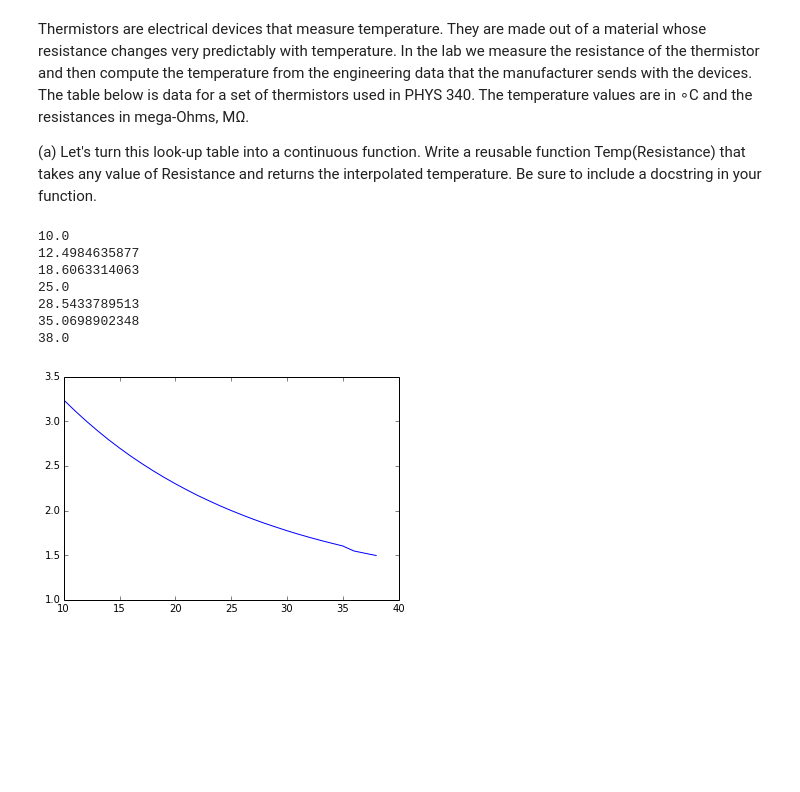
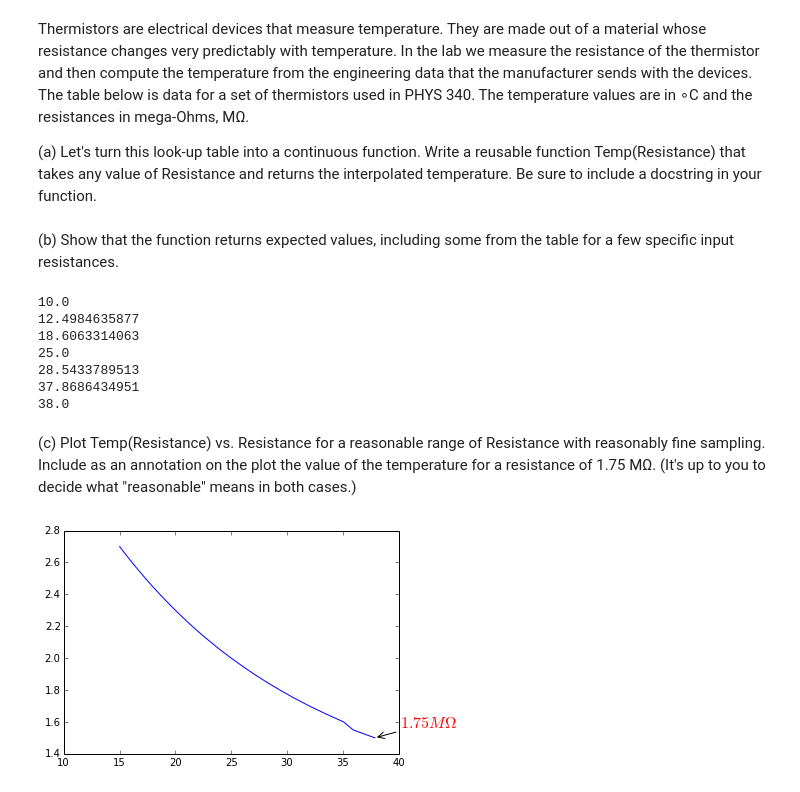
Before and after one commit to abardess/PHYS202-S14, a Jupyter notebook: SciPy/InterpolationExercises.ipynb, the cells around one changed output. Cells and saved outputs as stored; diff of their text form; code cells hidden in the pictures; blank space fills up the shorter version.

```diff
--- a/SciPy/InterpolationExercises.ipynb
+++ b/SciPy/InterpolationExercises.ipynb
@@ -39,7 +39,8 @@ Thermistors are electrical devices that measure temperature. They are made out o
 (a) Let's turn this look-up table into a continuous function. Write a reusable function Temp(Resistance) that takes any value of Resistance and returns the interpolated temperature. Be sure to include a docstring in your function.
 # %%
 temp = np.arange(10., 39., 1)
-res = [3.239, 3.118, 3.004, 2.897, 2.795, 2.700, 2.610, 2.526, 2.446, 2.371, 2.300, 2.233, 2.169, 2.110, 2.053, 2.000, 1.950, 1.902, 1.857, 1.815, 1.774, 1.736, 1.700, 1.666, 1.634, 1.603, 1.547, 1.521, 1.496]
+res = [3.239, 3.118, 3.004, 2.897, 2.795, 2.700, 2.610, 2.526, 2.446, 2.371, 2.300, 2.233,
+       2.169, 2.110, 2.053, 2.000, 1.950, 1.902, 1.857, 1.815, 1.774, 1.736, 1.700, 1.666, 1.634, 1.603, 1.547, 1.521, 1.496]
 bres = res[::-1]
 btemp = temp[::-1]
 # %%
@@ -51,13 +52,15 @@ def Temp(Resistance):
     NewTemp = interpfunc(Resistance)
 
     return NewTemp
+# %% [markdown]
+(b) Show that the function returns expected values, including some from the table for a few specific input resistances.
 # %%
 print Temp(3.239)
 print Temp(2.95)
 print Temp(2.4)
 print Temp(2)
 print Temp(1.834)
-print Temp(1.6)
+print Temp(1.5)
 print Temp(1.496)
 # %% [output]
 10.0
@@ -65,10 +68,18 @@ print Temp(1.496)
 18.6063314063
 25.0
 28.5433789513
-35.0698902348
+37.8686434951
 38.0
-# %%
-plt.plot(Temp(bres), bres)
-plt.show()
-# %% [output]
-[figure, removed]
+# %% [markdown]
+(c) Plot Temp(Resistance) vs. Resistance for a reasonable range of Resistance with reasonably fine sampling. Include as an annotation on the plot the value of the temperature for a resistance of 1.75 MΩ. (It's up to you to decide what "reasonable" means in both cases.)
+# %%
+x = np.arange(1.5, 2.75, 0.05)
+
+plt.plot(Temp(x), x)
+plt.annotate(r'$1.75M\Omega$', xy=(37.868, 1.5),
+            xytext=(+25, +10), textcoords='offset points', fontsize=16, color = 'r',
+            arrowprops = dict(arrowstyle="->", connectionstyle="arc3, rad=0.0"))
+
+plt.show()
+# %% [output]
+[figure, added]
```
